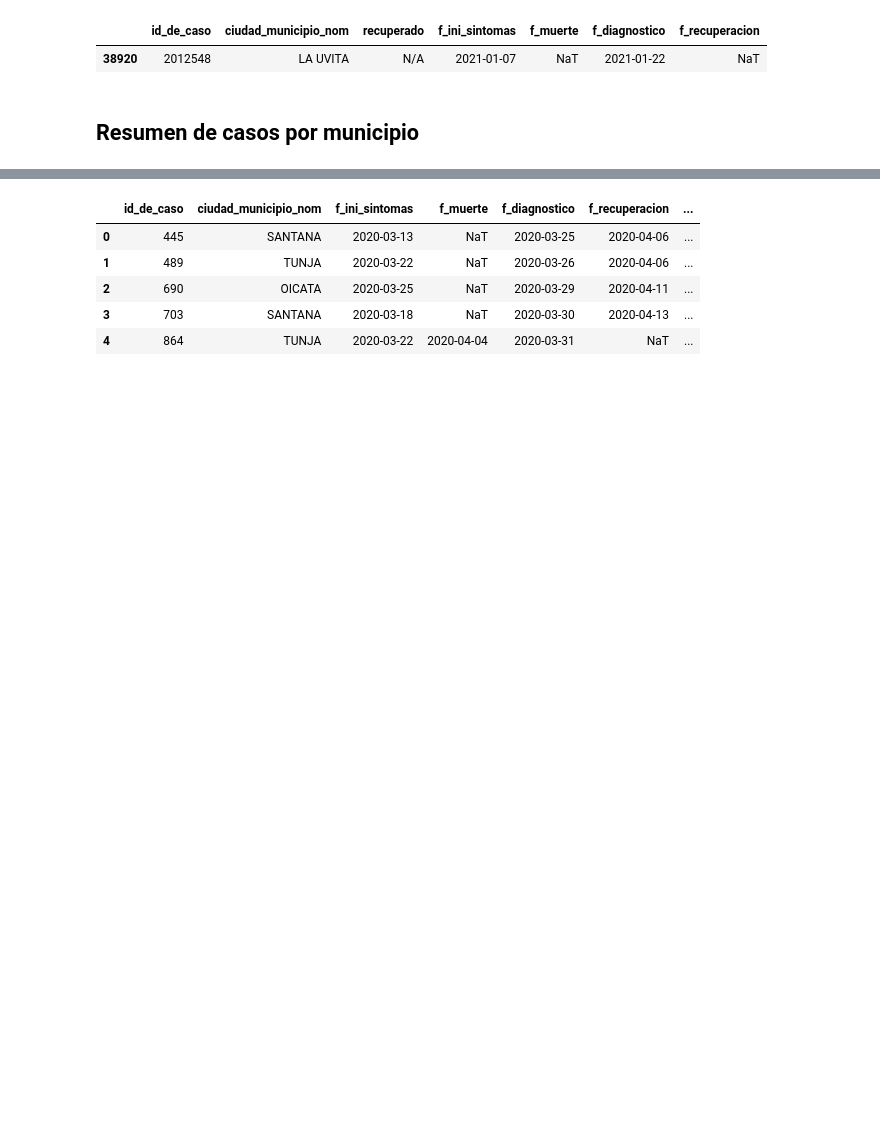
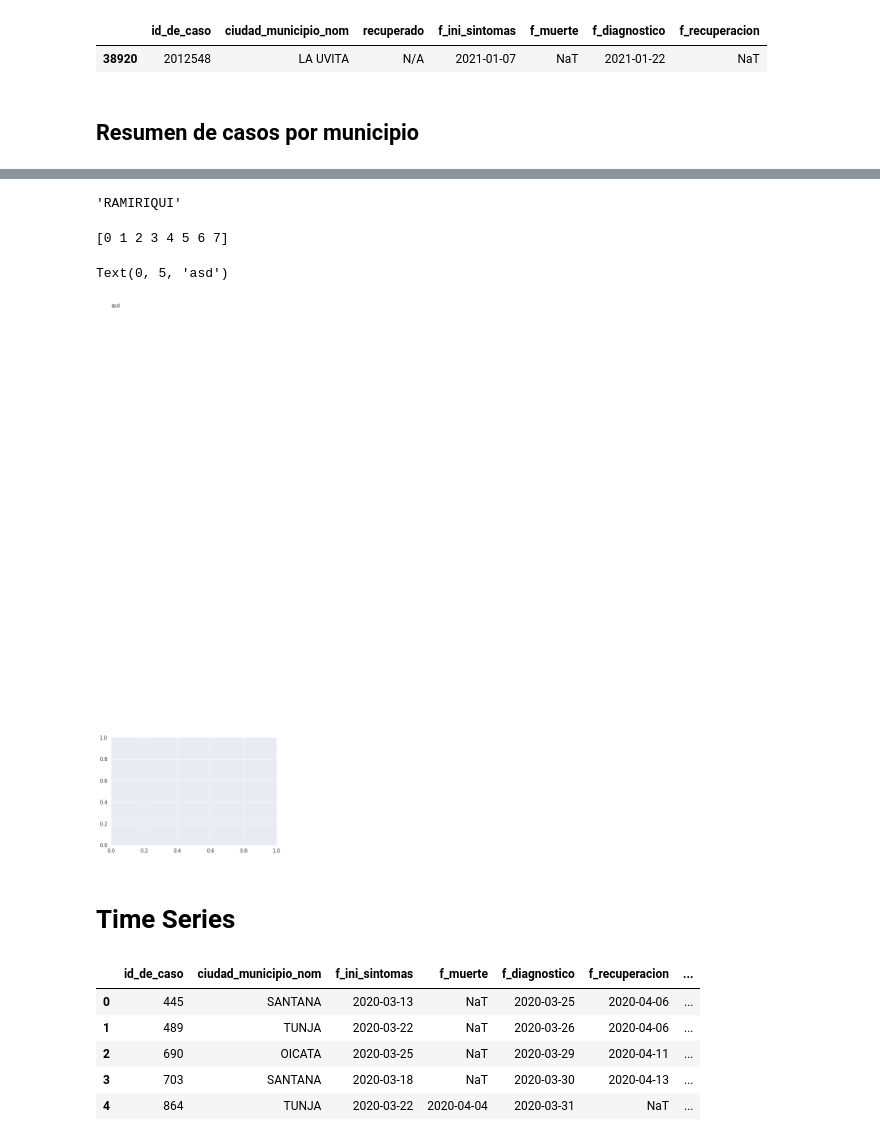
Before and after one commit to JC-AlfonsoR/covid_data_col, a Jupyter notebook: graphics.ipynb, the cells around one changed output, grey strips where cells are left out. Saved outputs shown, nothing was run; the diff lists cells and outputs as text; code cells hidden in the pictures; blank space fills up the shorter version.

```diff
--- a/graphics.ipynb
+++ b/graphics.ipynb
@@ -292,3 +313,20 @@ Text(0, 3, 'UMBITA')
+# %%
+yy[2].get_text()
+# %% [output]
+'RAMIRIQUI'
+# %%
+yyy = g.get_yticks()
+print(yyy)
+# %% [output]
+[0 1 2 3 4 5 6 7]
+# %%
+a = plt.text(0,5,"asd")
+print(a)
+# %% [output]
+Text(0, 5, 'asd')
+[figure, added]
+# %% [markdown]
+# Time Series
 # %%
 # Generate dummi variables to easily create the time series
 d_recuperado = pd.get_dummies(df["recuperado"], prefix='d')
```
Also changed, not shown: parts of 18 cells of this notebook.
